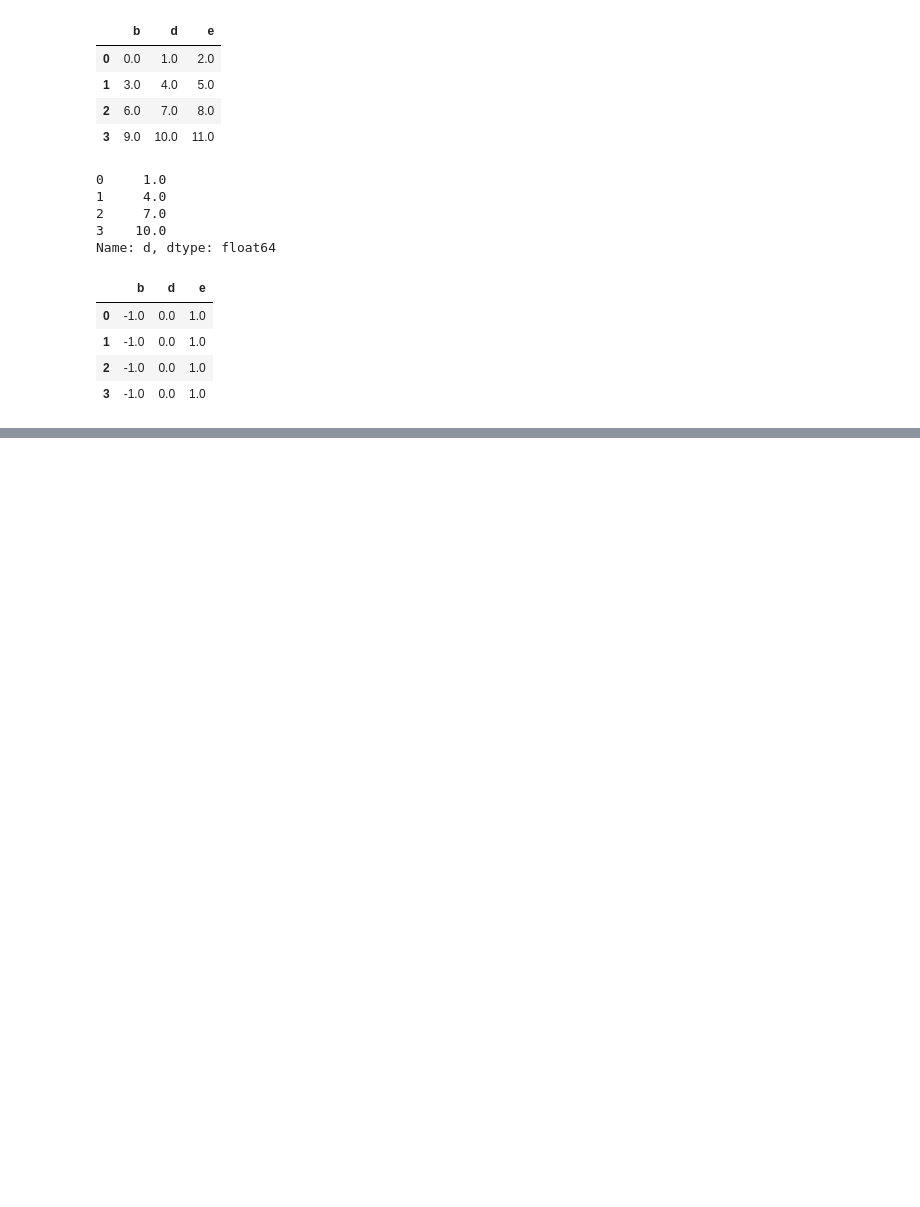
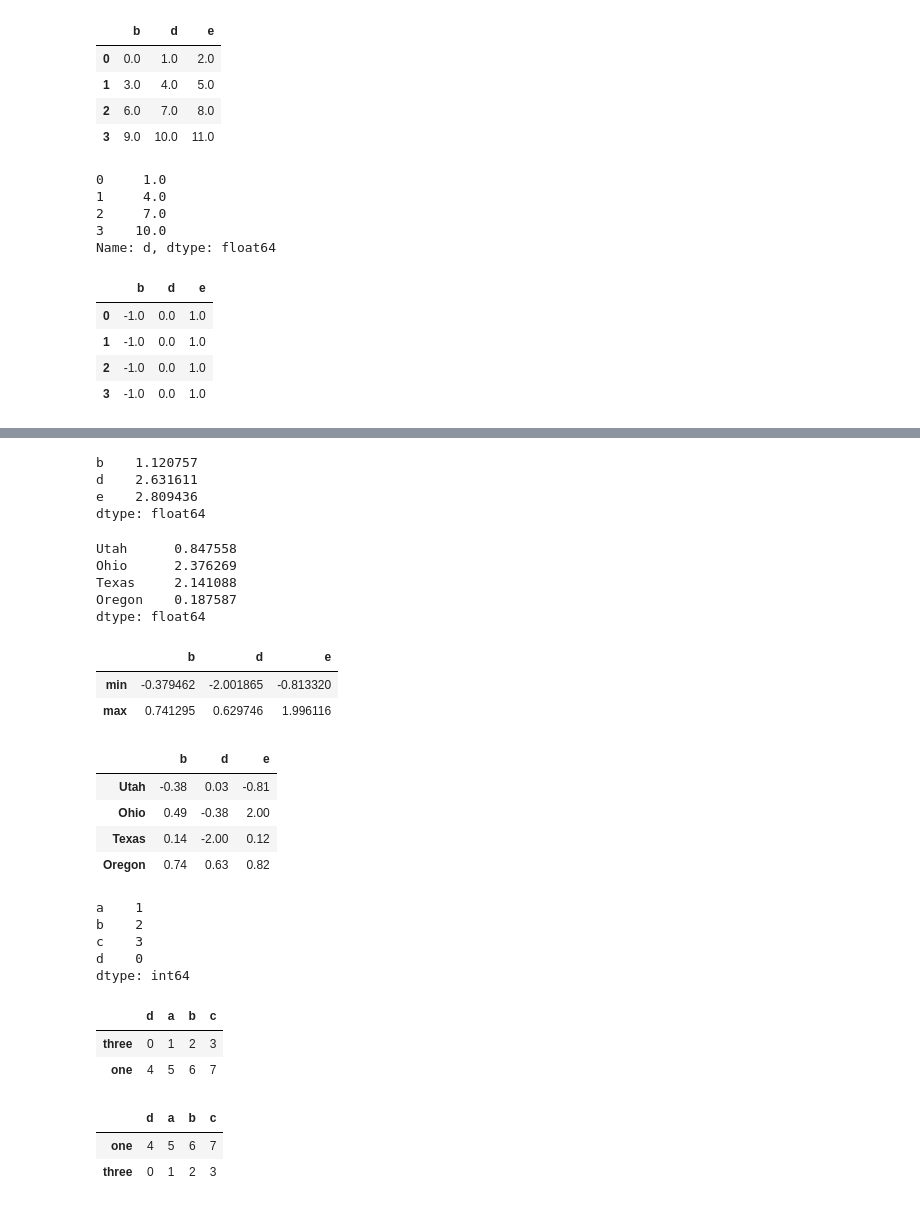
Before and after one commit to zhzhzh/PyDataLean, a Jupyter notebook: pydata_ch05_1.ipynb, the cells around one changed output, grey strips where cells are left out. Drawn from its saved outputs; the diff is of its cells as text; code cells hidden in the pictures; blank space fills up the shorter version.

```diff
--- a/pydata_ch05_1.ipynb
+++ b/pydata_ch05_1.ipynb
@@ -884,0 +906,15 @@ frame.sub(series3, axis=0)
+# %%
+frame.apply(f)
+# %% [output]
+b    1.120757
+d    2.631611
+e    2.809436
+dtype: float64
+# %%
+frame.apply(f, axis = 1)
+# %% [output]
+Utah      0.847558
+Ohio      2.376269
+Texas     2.141088
+Oregon    0.187587
+dtype: float64
@@ -884,0 +924,16 @@ frame.sub(series3, axis=0)
+# %%
+frame.apply(f)
+# %% [output]
+|  | b | d | e |
+| min | -0.379462 | -2.001865 | -0.813320 |
+| max | 0.741295 | 0.629746 | 1.996116 |
+# %%
+format = lambda x: '%.2f' % x
+# %%
+frame.applymap(format)
+# %% [output]
+|  | b | d | e |
+| Utah | -0.38 | 0.03 | -0.81 |
+| Ohio | 0.49 | -0.38 | 2.00 |
+| Texas | 0.14 | -2.00 | 0.12 |
+| Oregon | 0.74 | 0.63 | 0.82 |
@@ -884,0 +942,8 @@ frame.sub(series3, axis=0)
+# %%
+obj.sort_index()
+# %% [output]
+a    1
+b    2
+c    3
+d    0
+dtype: int64
@@ -884,0 +952,12 @@ frame.sub(series3, axis=0)
+# %%
+frame
+# %% [output]
+|  | d | a | b | c |
+| three | 0 | 1 | 2 | 3 |
+| one | 4 | 5 | 6 | 7 |
+# %%
+frame.sort_index()
+# %% [output]
+|  | d | a | b | c |
+| one | 4 | 5 | 6 | 7 |
+| three | 0 | 1 | 2 | 3 |
```
Also changed, not shown: parts of 29 cells of this notebook.
